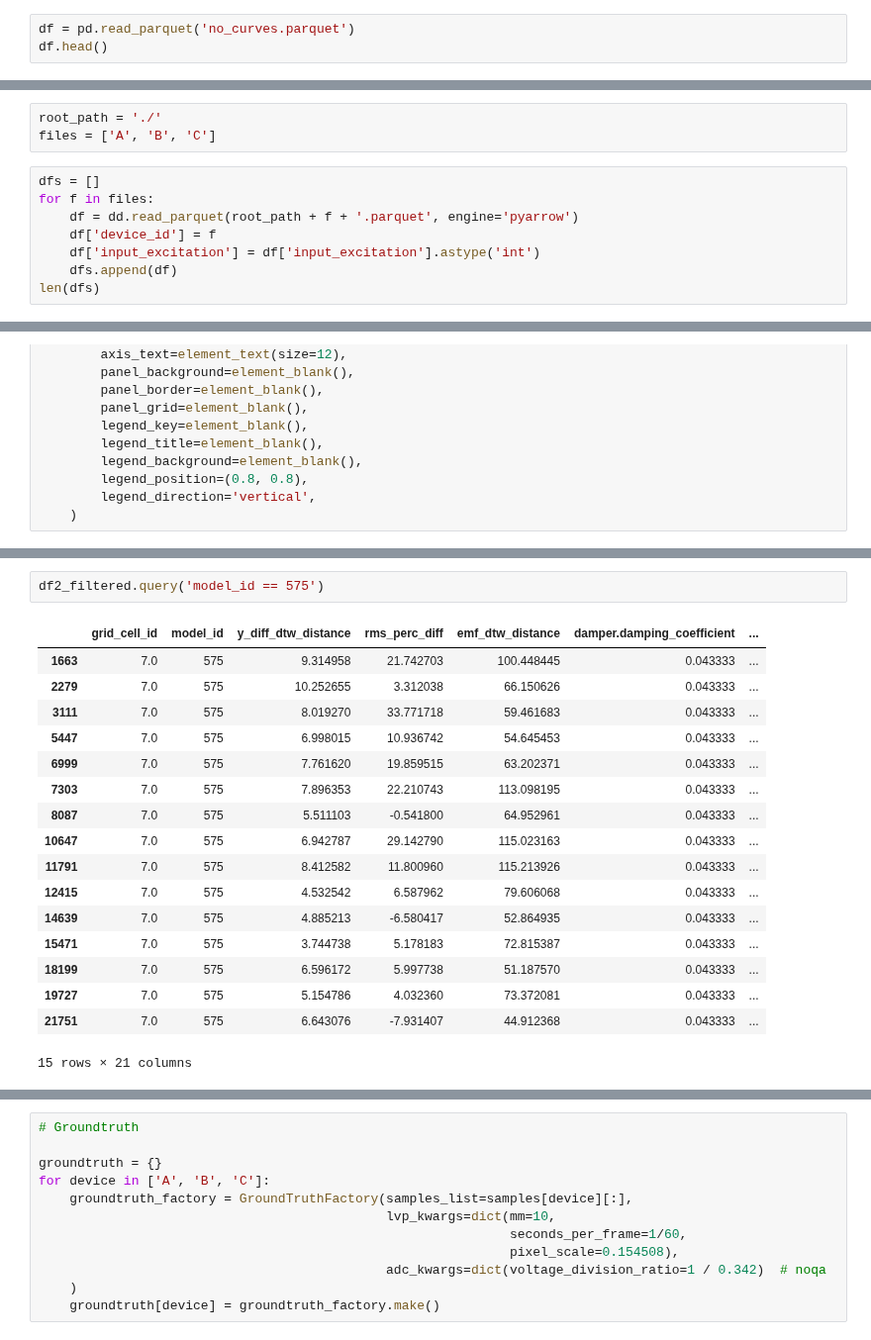
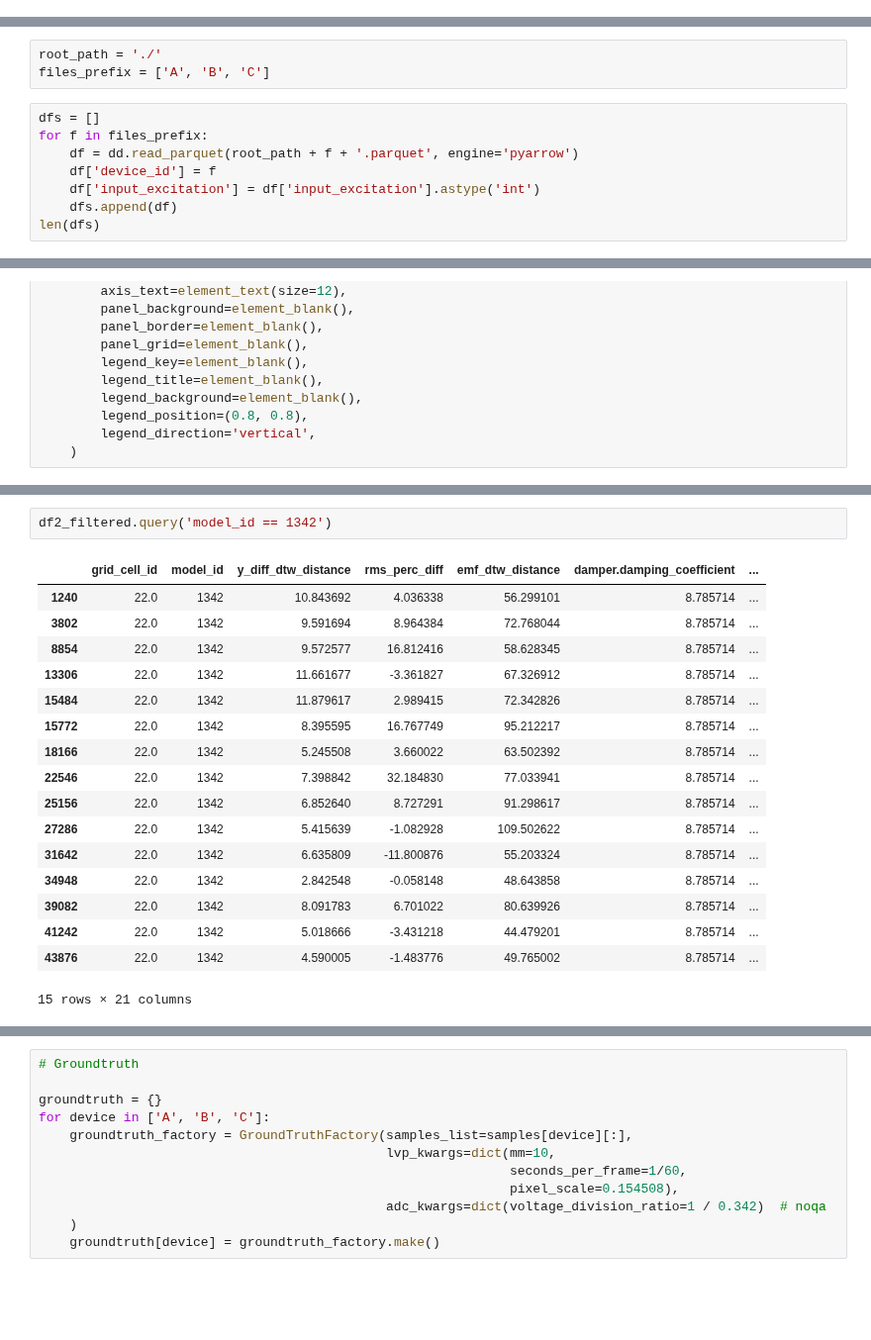
Before and after one commit to mnicstruwig/FlexibleFluxSimulator, a Jupyter notebook: experiments/2020-05-22-Analyze-Grid-Results.ipynb, the cells around one changed output, grey strips where cells are left out. Shown at 99% size. Cells and saved outputs as stored; diff of their text form; blank space fills up the shorter version.

```diff
--- a/experiments/2020-05-22-Analyze-Grid-Results.ipynb
+++ b/experiments/2020-05-22-Analyze-Grid-Results.ipynb
@@ -14,3 +9,0 @@ import numpy as np
-# %%
-df = pd.read_parquet('no_curves.parquet')
-df.head()
@@ -78,9 +32,9 @@ client
 # %%
 root_path = './'
-files = ['A', 'B', 'C']
+files_prefix = ['A', 'B', 'C']
 # %%
 dfs = []
-for f in files:
+for f in files_prefix:
     df = dd.read_parquet(root_path + f + '.parquet', engine='pyarrow')
     df['device_id'] = f
     df['input_excitation'] = df['input_excitation'].astype('int')
@@ -417,22 +376,22 @@ p
 # %%
-df2_filtered.query('model_id == 575')
+df2_filtered.query('model_id == 1342')
 # %% [output]
 |  | grid_cell_id | model_id | y_diff_dtw_distance | rms_perc_diff | emf_dtw_distance | damper.damping_coefficient | ... |
-| 1663 | 7.0 | 575 | 9.314958 | 21.742703 | 100.448445 | 0.043333 | ... |
-| 2279 | 7.0 | 575 | 10.252655 | 3.312038 | 66.150626 | 0.043333 | ... |
-| 3111 | 7.0 | 575 | 8.019270 | 33.771718 | 59.461683 | 0.043333 | ... |
-| 5447 | 7.0 | 575 | 6.998015 | 10.936742 | 54.645453 | 0.043333 | ... |
-| 6999 | 7.0 | 575 | 7.761620 | 19.859515 | 63.202371 | 0.043333 | ... |
-| 7303 | 7.0 | 575 | 7.896353 | 22.210743 | 113.098195 | 0.043333 | ... |
-| 8087 | 7.0 | 575 | 5.511103 | -0.541800 | 64.952961 | 0.043333 | ... |
-| 10647 | 7.0 | 575 | 6.942787 | 29.142790 | 115.023163 | 0.043333 | ... |
-| 11791 | 7.0 | 575 | 8.412582 | 11.800960 | 115.213926 | 0.043333 | ... |
-| 12415 | 7.0 | 575 | 4.532542 | 6.587962 | 79.606068 | 0.043333 | ... |
-| 14639 | 7.0 | 575 | 4.885213 | -6.580417 | 52.864935 | 0.043333 | ... |
-| 15471 | 7.0 | 575 | 3.744738 | 5.178183 | 72.815387 | 0.043333 | ... |
-| 18199 | 7.0 | 575 | 6.596172 | 5.997738 | 51.187570 | 0.043333 | ... |
-| 19727 | 7.0 | 575 | 5.154786 | 4.032360 | 73.372081 | 0.043333 | ... |
-| 21751 | 7.0 | 575 | 6.643076 | -7.931407 | 44.912368 | 0.043333 | ... |
+| 1240 | 22.0 | 1342 | 10.843692 | 4.036338 | 56.299101 | 8.785714 | ... |
+| 3802 | 22.0 | 1342 | 9.591694 | 8.964384 | 72.768044 | 8.785714 | ... |
+| 8854 | 22.0 | 1342 | 9.572577 | 16.812416 | 58.628345 | 8.785714 | ... |
+| 13306 | 22.0 | 1342 | 11.661677 | -3.361827 | 67.326912 | 8.785714 | ... |
+| 15484 | 22.0 | 1342 | 11.879617 | 2.989415 | 72.342826 | 8.785714 | ... |
+| 15772 | 22.0 | 1342 | 8.395595 | 16.767749 | 95.212217 | 8.785714 | ... |
+| 18166 | 22.0 | 1342 | 5.245508 | 3.660022 | 63.502392 | 8.785714 | ... |
+| 22546 | 22.0 | 1342 | 7.398842 | 32.184830 | 77.033941 | 8.785714 | ... |
+| 25156 | 22.0 | 1342 | 6.852640 | 8.727291 | 91.298617 | 8.785714 | ... |
+| 27286 | 22.0 | 1342 | 5.415639 | -1.082928 | 109.502622 | 8.785714 | ... |
+| 31642 | 22.0 | 1342 | 6.635809 | -11.800876 | 55.203324 | 8.785714 | ... |
+| 34948 | 22.0 | 1342 | 2.842548 | -0.058148 | 48.643858 | 8.785714 | ... |
+| 39082 | 22.0 | 1342 | 8.091783 | 6.701022 | 80.639926 | 8.785714 | ... |
+| 41242 | 22.0 | 1342 | 5.018666 | -3.431218 | 44.479201 | 8.785714 | ... |
+| 43876 | 22.0 | 1342 | 4.590005 | -1.483776 | 49.765002 | 8.785714 | ... |
 15 rows × 21 columns
 # %%
 import dask.dataframe as dd
```
Also changed, not shown: parts of 36 cells of this notebook, 12 other files.
